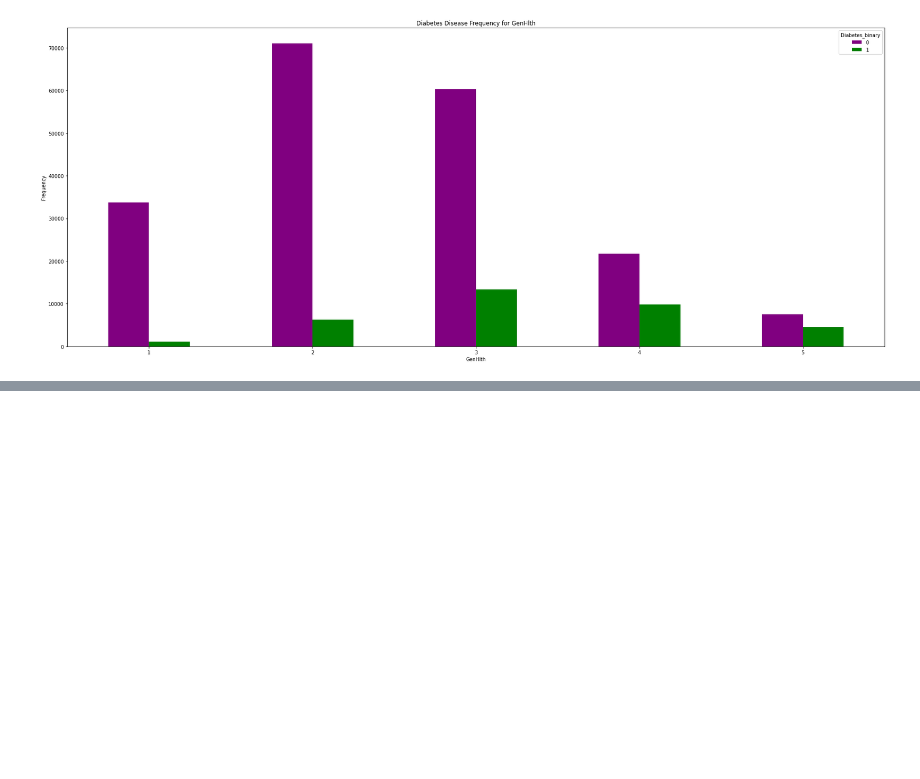
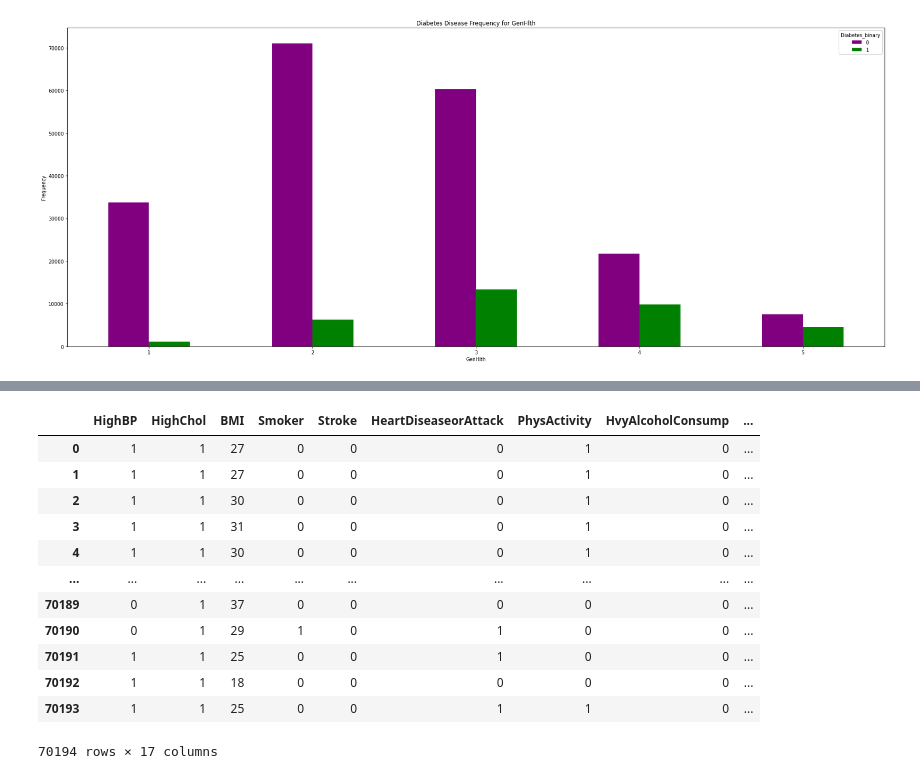
Before and after one commit to usman-kottakkaran/Diabetes-Prediction-System, a Jupyter notebook: DiabetesPrediction01.ipynb, the cells around one changed output, grey strips where cells are left out. Cells and saved outputs as stored; diff of their text form; code cells hidden in the pictures; blank space fills up the shorter version.

```diff
--- a/DiabetesPrediction01.ipynb
+++ b/DiabetesPrediction01.ipynb
@@ -489,0 +509,3 @@ plt.show()
+# %%
+X=data.drop("Diabetes_binary",axis=1)
+Y=data["Diabetes_binary"]
@@ -489,0 +527,5 @@ plt.show()
+# %%
+from imblearn.under_sampling import NearMiss
+nm = NearMiss(version = 1 , n_neighbors = 10)
+
+x_sm,y_sm= nm.fit_resample(X,Y)
@@ -489,0 +544,2 @@ plt.show()
+# %%
+smoted=pd.DataFrame(x_sm)
@@ -489,0 +561,18 @@ plt.show()
+# %%
+smoted["Diabetes_binary"]=y_sm
+# %%
+smoted
+# %% [output]
+|  | HighBP | HighChol | BMI | Smoker | Stroke | HeartDiseaseorAttack | PhysActivity | HvyAlcoholConsump | ... |
+| 0 | 1 | 1 | 27 | 0 | 0 | 0 | 1 | 0 | ... |
+| 1 | 1 | 1 | 27 | 0 | 0 | 0 | 1 | 0 | ... |
+| 2 | 1 | 1 | 30 | 0 | 0 | 0 | 1 | 0 | ... |
+| 3 | 1 | 1 | 31 | 0 | 0 | 0 | 1 | 0 | ... |
+| 4 | 1 | 1 | 30 | 0 | 0 | 0 | 1 | 0 | ... |
+| ... | ... | ... | ... | ... | ... | ... | ... | ... | ... |
+| 70189 | 0 | 1 | 37 | 0 | 0 | 0 | 0 | 0 | ... |
+| 70190 | 0 | 1 | 29 | 1 | 0 | 1 | 0 | 0 | ... |
+| 70191 | 1 | 1 | 25 | 0 | 0 | 1 | 0 | 0 | ... |
+| 70192 | 1 | 1 | 18 | 0 | 0 | 0 | 0 | 0 | ... |
+| 70193 | 1 | 1 | 25 | 0 | 0 | 1 | 1 | 0 | ... |
+70194 rows × 17 columns
```
Also changed, not shown: parts of 17 cells of this notebook, 1 other file.
